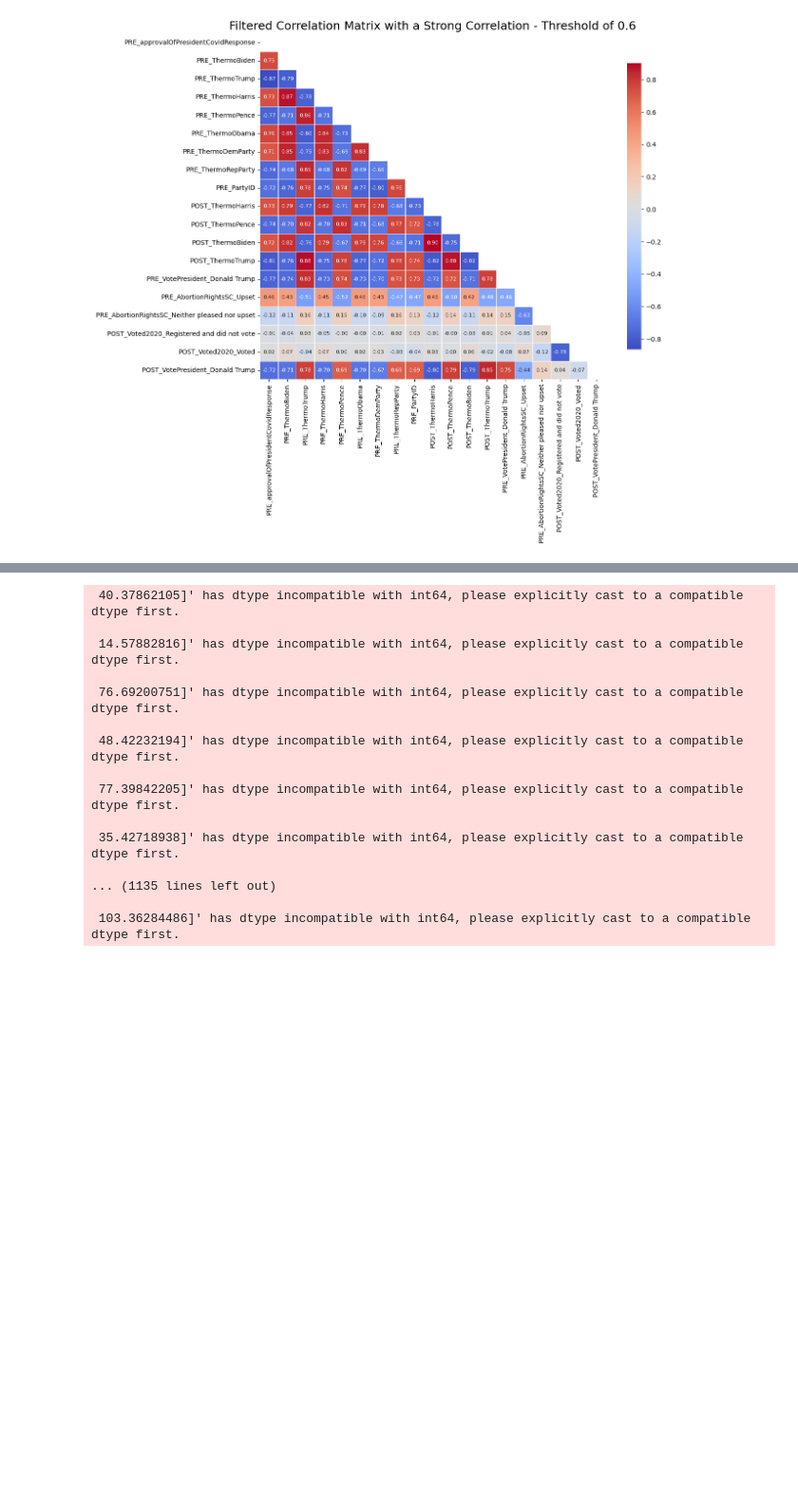
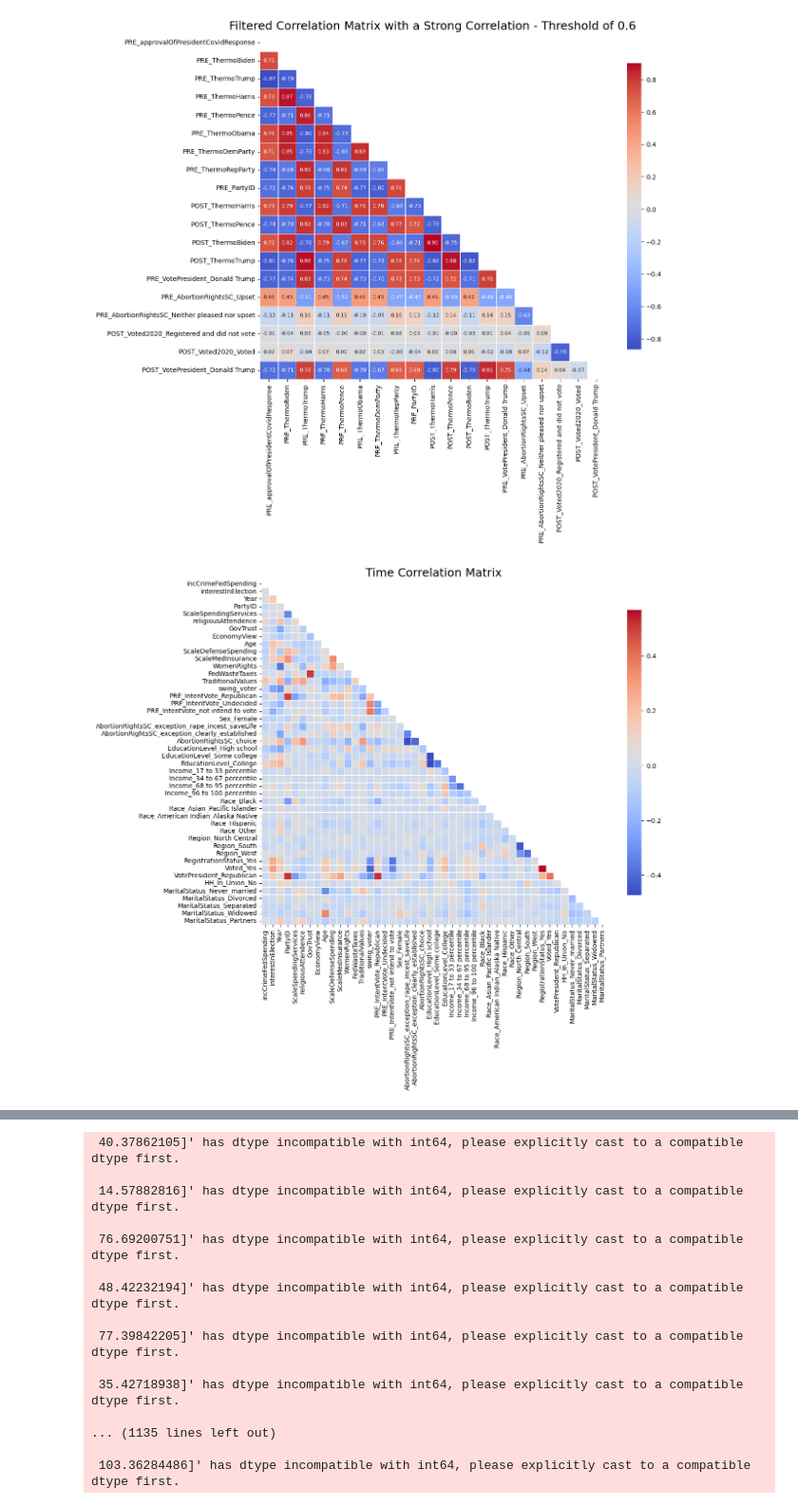
Before and after one commit to mihika-jain/electionAnalysis, a Jupyter notebook: dslc_documentation/02_eda.ipynb, the cells around one changed output, grey strips where cells are left out. Shown at 95% size. Drawn from its saved outputs; the diff is of its cells as text; code cells hidden in the pictures; blank space fills up the shorter version.

```diff
--- a/dslc_documentation/02_eda.ipynb
+++ b/dslc_documentation/02_eda.ipynb
@@ -460,3 +460,34 @@ plt.savefig('Filtered_Correlation_Matrix.png', dpi=300)
 plt.show()
 # %% [output]
 [figure]
+# %%
+import seaborn as sns
+import matplotlib.pyplot as plt
+
+# Calculate the correlation matrix
+correlation_matrix_time =  train_time_data.corr()
+
+# Set up the matplotlib figure
+plt.figure(figsize=(12, 10))
+
+# Generate a mask for the upper triangle
+mask = np.triu(np.ones_like(correlation_matrix_time, dtype=bool))
+
+# Create a heatmap with customizations
+sns.heatmap(correlation_matrix_time,
+            annot=False,                # Annotate cells with the numeric values
+            fmt=".2f",                # Format the annotation text
+            cmap='coolwarm',          # Color map
+            mask = mask,
+            square=True,              # Make cells square-shaped
+            cbar_kws={"shrink": .8},  # Color bar size
+            linewidths=.5,           # Line width between cells
+            linecolor='white',        # Line color between cells
+            annot_kws={"size": 6})   # Adjust the font size for annotations
+
+# Add title
+plt.title('Time Correlation Matrix', fontsize=18)
+plt.savefig('Time Correlation Matrix Heat Map')
+plt.show()
+# %% [output]
+[figure, added]
```
Also changed, not shown: parts of 10 cells of this notebook, 39 other files.
